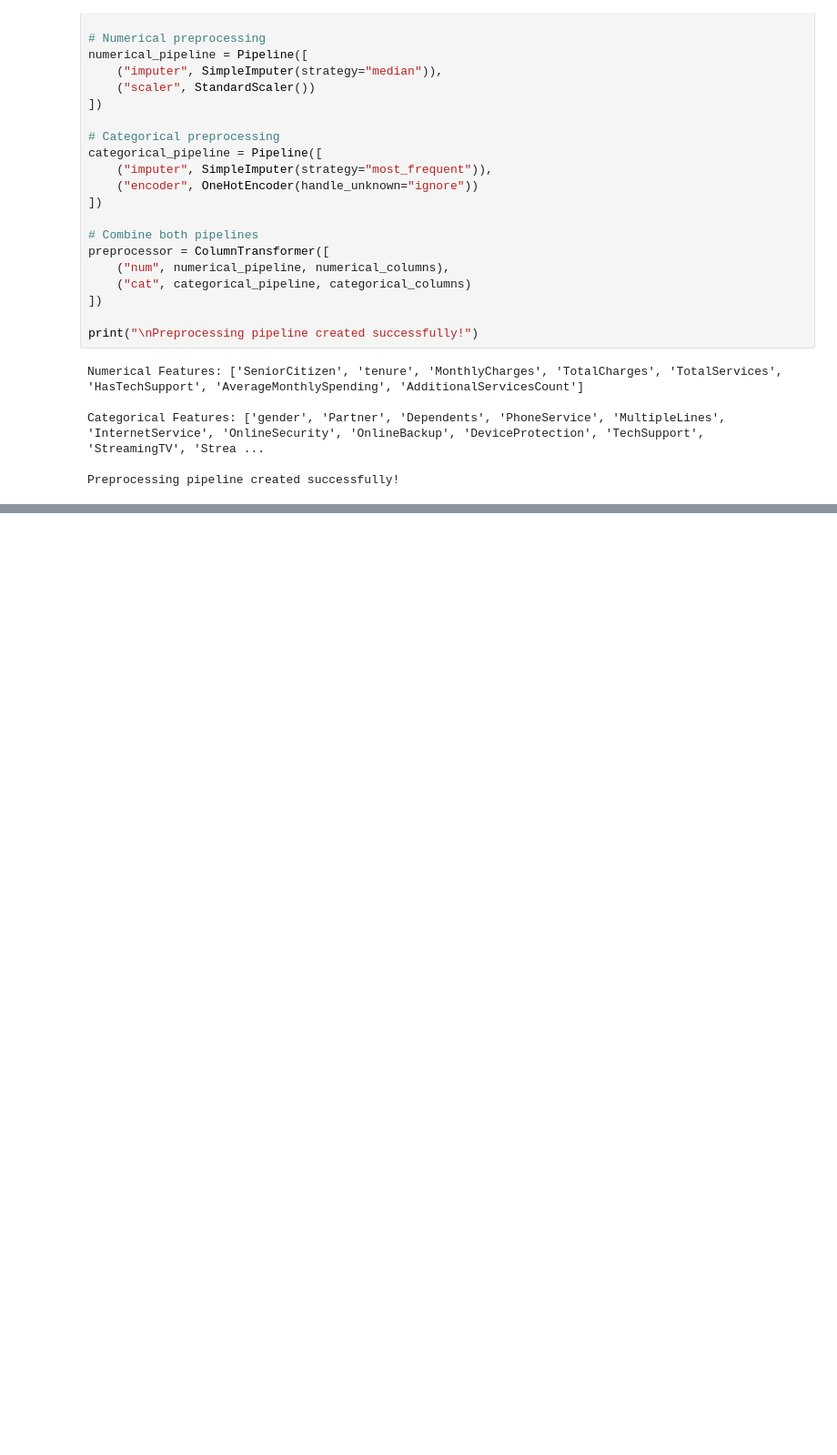
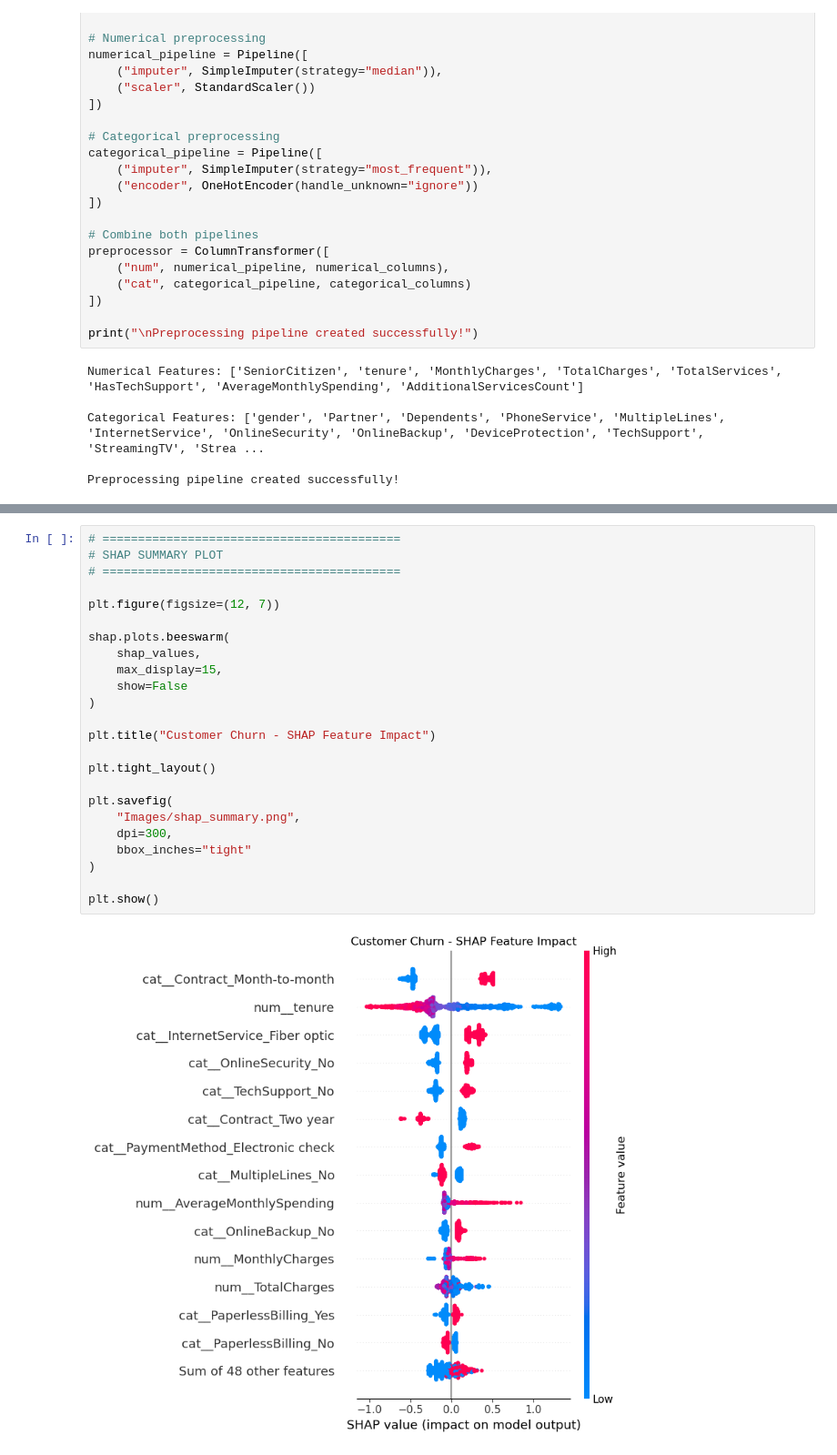
Before and after one commit to Medhanw/Customer_Churn_Prediction, a Jupyter notebook: Customer_Churn_Prediction.ipynb, the cells around one changed output, grey strips where cells are left out. Shown at 91% size. Saved outputs shown, nothing was run; the diff lists cells and outputs as text; blank space fills up the shorter version.

```diff
--- a/Customer_Churn_Prediction.ipynb
+++ b/Customer_Churn_Prediction.ipynb
@@ -2243,0 +2799,26 @@ models = {
+# %%
+# ==========================================
+# SHAP SUMMARY PLOT
+# ==========================================
+
+plt.figure(figsize=(12, 7))
+
+shap.plots.beeswarm(
+    shap_values,
+    max_display=15,
+    show=False
+)
+
+plt.title("Customer Churn - SHAP Feature Impact")
+
+plt.tight_layout()
+
+plt.savefig(
+    "Images/shap_summary.png",
+    dpi=300,
+    bbox_inches="tight"
+)
+
+plt.show()
+# %% [output]
+[figure, added]
```
Also changed, not shown: parts of 36 cells of this notebook.
